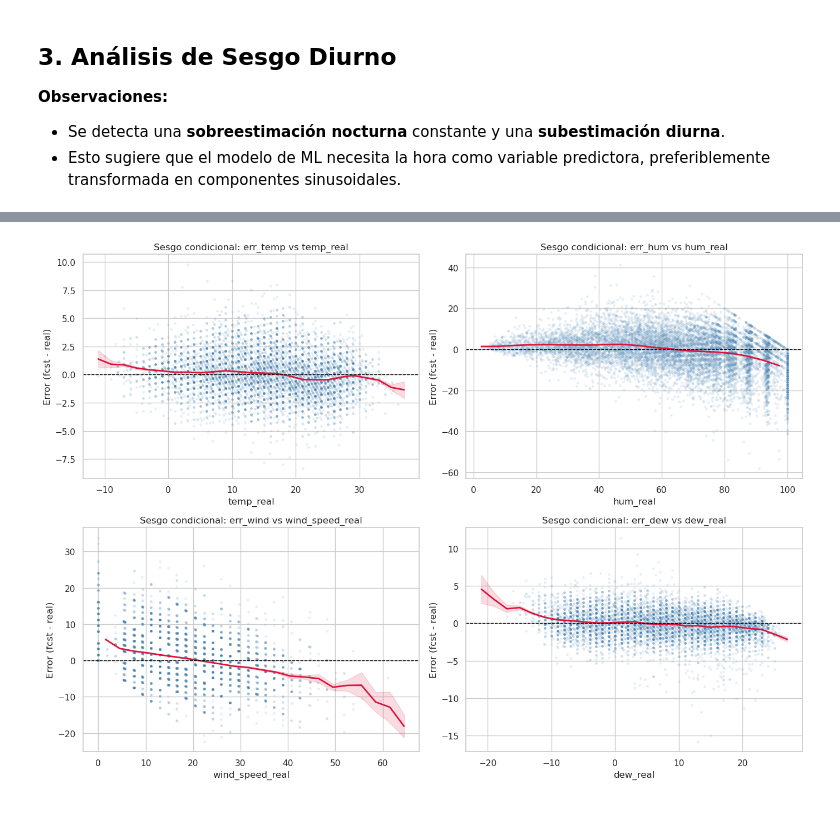
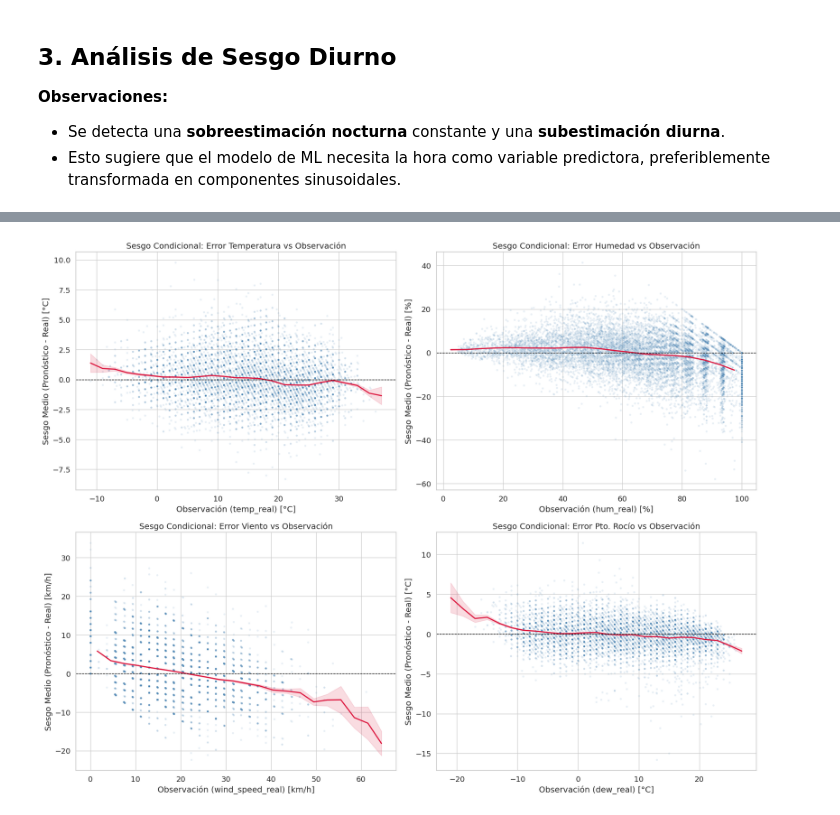
Before and after one commit to LuciaVazquez08/TallerAnalisisDatos, a Jupyter notebook: EDA_Final_Climatico.ipynb, the cells around one changed output, grey strips where cells are left out. Cells and saved outputs as stored; diff of their text form; code cells hidden in the pictures.

```diff
--- a/EDA_Final_Climatico.ipynb
+++ b/EDA_Final_Climatico.ipynb
@@ -7,9 +14,10 @@ import pandas as pd
 import numpy as np
 import matplotlib.pyplot as plt
 import seaborn as sns
+import contextily as cx
 from scipy.stats import skew, kurtosis
 
-sns.set_theme(style="whitegrid")
+sns.set_theme(style="whitegrid", context="notebook", font_scale=1.2)
 df = pd.read_parquet("local_cleanup/clima_unificado.parquet")
 
 df["hour"] = df["obs_timestamp"].dt.hour
@@ -89,6 +106,8 @@ plt.tight_layout()
 # %%
 # Persistencia temporal
 lag_vars = ["err_temp", "err_hum", "err_wind", "err_dew"]
+name_vars = ["Error Temperatura", "Error Humedad", "Error Viento", "Error Pto. Rocío"]
+units_vars = ["°C", "%", "km/h", "°C"]
 
 df = df.sort_values(["station_id", "obs_timestamp"]).copy()
 
@@ -102,7 +121,7 @@ for var in lag_vars:
 
 fig, axes = plt.subplots(1, len(lag_vars), figsize=(18, 5))
 
-for ax, var in zip(axes, lag_vars):
+for ax, var, name_var, unit_var in zip(axes, lag_vars, name_vars, units_vars):
     lag_col = f"{var}_lag1"
     plot_df = df[[var, lag_col]].dropna()
 
@@ -116,9 +135,9 @@ for ax, var in zip(axes, lag_vars):
     )
     ax.axhline(0, color="gray", linestyle="--", linewidth=1)
     ax.axvline(0, color="gray", linestyle="--", linewidth=1)
-    ax.set_title(f"{var} vs {lag_col}\n(corr = {lag_corrs[var]:.3f})")
-    ax.set_xlabel(f"{var} t-1")
-    ax.set_ylabel(f"{var} t")
+    ax.set_title(f"Autocorrelación {name_var}\n t vs t-1h (r={lag_corrs[var]:.3f})")
+    ax.set_xlabel(f"{name_var} (t-1h) [{unit_var}]")
+    ax.set_ylabel(f"{name_var} (t) [{unit_var}]")
 
 plt.tight_layout()
 plt.show()
@@ -131,6 +150,8 @@ Correlación Lag 1h para err_dew: 0.662
 # %%
 # Persistencia temporal (lag 3h)
 lag_vars = ["err_temp", "err_hum", "err_wind", "err_dew"]
+name_vars = ["Error Temperatura", "Error Humedad", "Error Viento", "Error Pto. Rocío"]
+units_vars = ["°C", "%", "km/h", "°C"]
 
 df = df.sort_values(["station_id", "obs_timestamp"]).copy()
 
@@ -144,7 +165,7 @@ for var in lag_vars:
 
 fig, axes = plt.subplots(1, len(lag_vars), figsize=(18, 5))
 
-for ax, var in zip(axes, lag_vars):
+for ax, var, name_var, unit_var in zip(axes, lag_vars, name_vars, units_vars):
     lag_col = f"{var}_lag3"
     plot_df = df[[var, lag_col]].dropna()
 
@@ -158,9 +179,9 @@ for ax, var in zip(axes, lag_vars):
     )
     ax.axhline(0, color="gray", linestyle="--", linewidth=1)
     ax.axvline(0, color="gray", linestyle="--", linewidth=1)
-    ax.set_title(f"{var} vs {lag_col}\n(corr = {lag_corrs[var]:.3f})")
-    ax.set_xlabel(f"{var} t-3")
-    ax.set_ylabel(f"{var} t")
+    ax.set_title(f"Autocorrelación {name_var}\n t vs t-3h (r={lag_corrs[var]:.3f})")
+    ax.set_xlabel(f"{name_var} (t-3h) [{unit_var}]")
+    ax.set_ylabel(f"{name_var} (t) [{unit_var}]")
 
 plt.tight_layout()
 plt.show()
@@ -236,7 +260,7 @@ for var in err_vars:
 fig, axes = plt.subplots(2, 2, figsize=(18, 14))
 axes = axes.flatten()
 
-for ax, var in zip(axes, err_vars):
+for ax, var, name_var, unit_var in zip(axes, err_vars, name_vars, units_vars):
     order = (
         zone_df.groupby("zona_id")[var]
         .apply(lambda x: np.mean(np.abs(x)))
@@ -253,9 +277,9 @@ for ax, var in zip(axes, err_vars):
         showfliers=False,
     )
     ax.axvline(0, color="black", linestyle="--", linewidth=1)
-    ax.set_title(f"Distribución de {var} por zona")
-    ax.set_xlabel("Error (pronóstico - real)")
-    ax.set_ylabel("Zona")
+    ax.set_title(f"Distribución de Errores para {name_var} por Zona")
+    ax.set_xlabel(f"Error (Pronóstico - Real) [{unit_var}]")
+    ax.set_ylabel("Zona de Estudio")
 
 plt.tight_layout()
 plt.show()
@@ -434,14 +480,14 @@ obs_map = {
     "err_dew": "dew_real",
 }
 
-fig, axes = plt.subplots(2, 2, figsize=(14, 10))
+fig, axes = plt.subplots(2, 2, figsize=(18, 14))
 axes = axes.flatten()
 
-for ax, var in zip(axes, err_vars):
+for ax, var, name_var, unit_var in zip(axes, err_vars, name_vars, units_vars):
     obs_col = obs_map[var]
     cond_df_var = df[[obs_col, var]].dropna().copy()
     if cond_df_var.empty:
-        ax.set_title(f"{var} (sin datos)")
+        ax.set_title(f"Sesgo Condicional: Error en {name_var} vs Observación")
         continue
 
     # escoger ancho de bin por variable
@@ -469,37 +515,37 @@ for ax, var in zip(axes, err_vars):
     )
     bias_by_bin_var["center"] = bias_by_bin_var["bin"].apply(lambda x: x.mid)
     bias_by_bin_var["ci95"] = 1.96 * (
         bias_by_bin_var["std"] / np.sqrt(bias_by_bin_var["n"])
     )
     bias_by_bin_var["ci95"] = bias_by_bin_var["ci95"].fillna(0)
 
     # nube de puntos (muestreo para no sobrecargar)
     sample = cond_df_var.sample(min(12000, len(cond_df_var)), random_state=42)
     sns.scatterplot(
         data=sample, x=obs_col, y=var, alpha=0.12, s=12, color="steelblue", ax=ax
     )
 
     # sesgo medio por bin + IC95
     ax.plot(
         bias_by_bin_var["center"], bias_by_bin_var["mean_bias"], color="crimson", lw=2
     )
     ax.fill_between(
         bias_by_bin_var["center"],
         bias_by_bin_var["mean_bias"] - bias_by_bin_var["ci95"],
         bias_by_bin_var["mean_bias"] + bias_by_bin_var["ci95"],
         color="crimson",
         alpha=0.15,
     )
 
     ax.axhline(0, color="black", linestyle="--", linewidth=1)
-    ax.set_title(f"Sesgo condicional: {var} vs {obs_col}")
-    ax.set_xlabel(obs_col)
-    ax.set_ylabel("Error (fcst - real)")
+    ax.set_title(f"Sesgo Condicional: {name_var} vs Observación")
+    ax.set_xlabel(f"Observación ({obs_col}) [{unit_var}]")
+    ax.set_ylabel(f"Sesgo Medio (Pronóstico - Real) [{unit_var}]")
 
 plt.tight_layout()
 plt.show()
 # %% [output]
-[figure, old version]
+[figure, new version]
 # %% [markdown]
 ## 9. Conclusiones y Estrategia de Modelado
 
```
Also changed, not shown: parts of 15 cells of this notebook, 1 other file.
